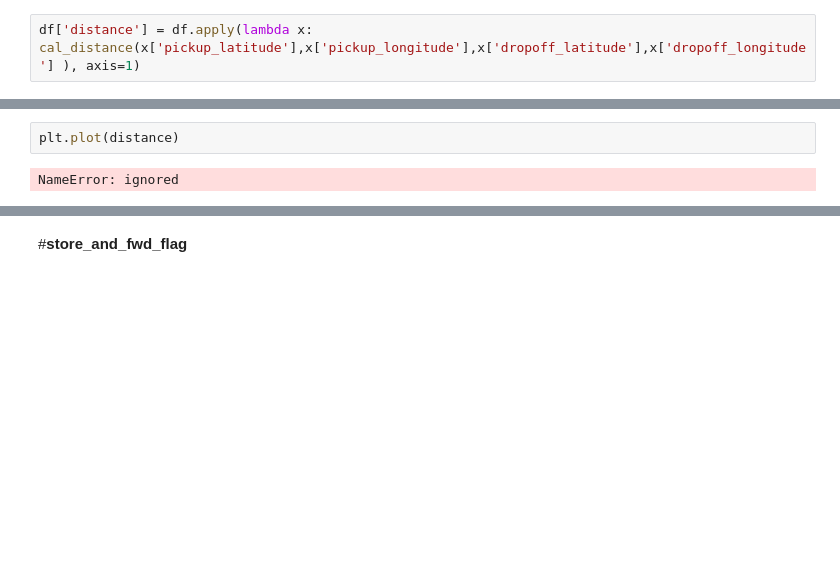
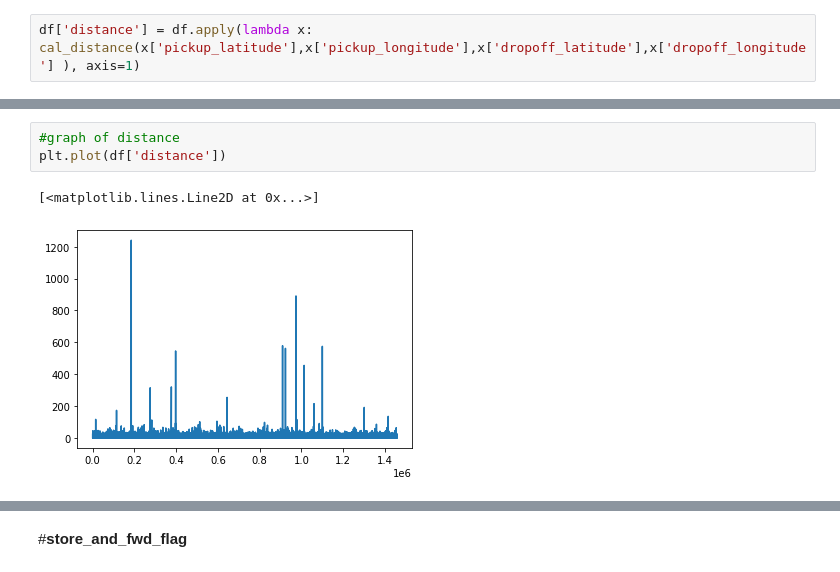
Before and after one commit to Gauravmehra1/NYCTaxiData.csv, a Jupyter notebook: Copy_of_NYC_Taxi_Trip_Time_Prediction_Capstone_Project.ipynb, the cells around one changed output, grey strips where cells are left out. Cells and saved outputs as stored; diff of their text form; blank space fills up the shorter version.

```diff
--- a/Copy_of_NYC_Taxi_Trip_Time_Prediction_Capstone_Project.ipynb
+++ b/Copy_of_NYC_Taxi_Trip_Time_Prediction_Capstone_Project.ipynb
@@ -556,8 +585,10 @@ pd.concat([df['drop_date'],df['drop_day'],df['drop_hour'],df['drop_time'],df['dr
 | 1458642 | 2016-01-05 | Tuesday | 16 | 16:02:39 | January | evening | 1.092565 |
 | 1458643 | 2016-04-05 | Tuesday | 14 | 14:47:43 | April | afternoon | 1.134044 |
 1458644 rows × 7 columns
-# %%
-plt.plot(distance)
-# %% [output]
-NameError: ignored
+# %%
+#graph of distance
+plt.plot(df['distance'])
+# %% [output]
+[<matplotlib.lines.Line2D at 0x...>]
+[figure, added]
 # %%
```
Also changed, not shown: parts of 38 cells of this notebook.
